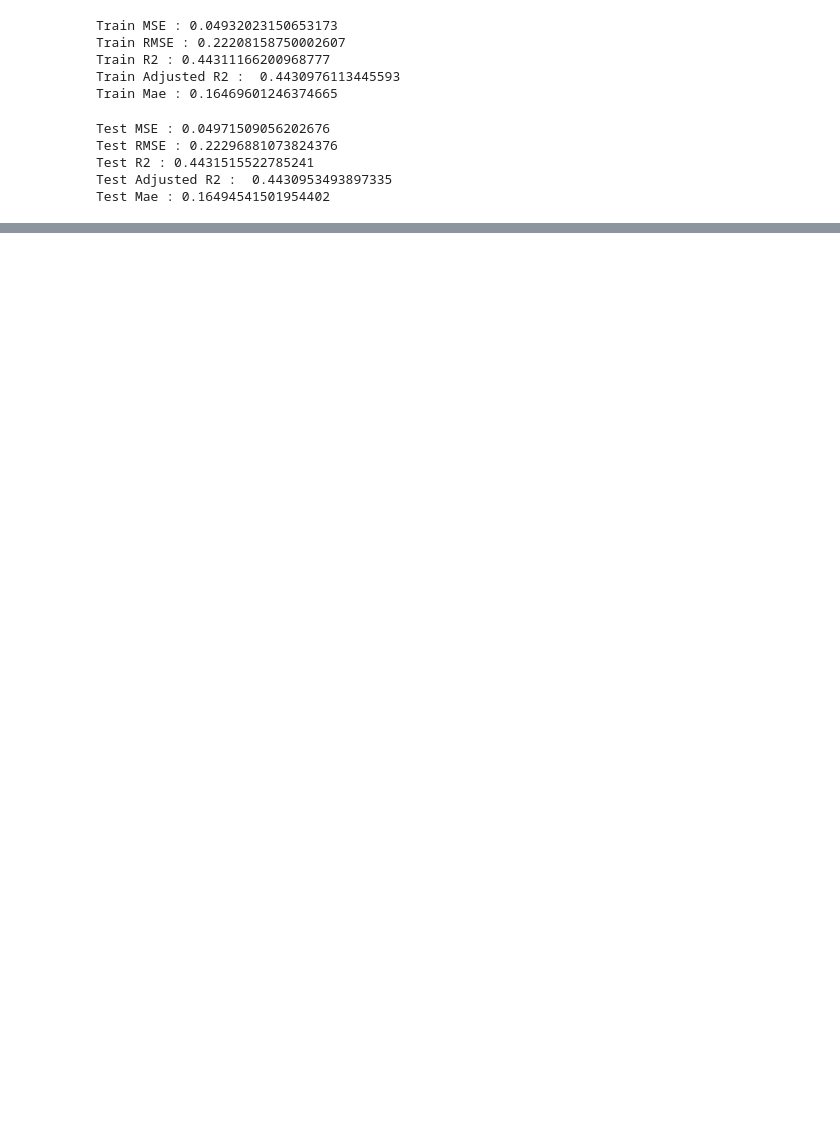
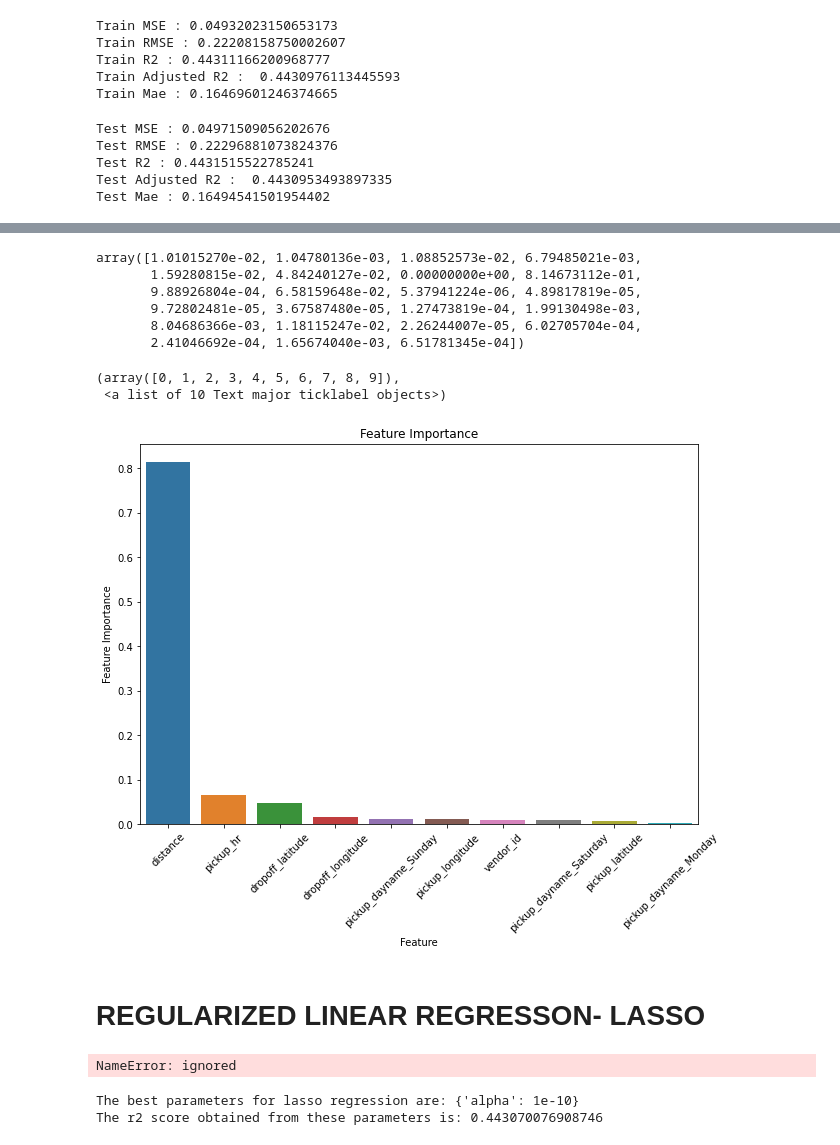
Before and after one commit to shreesha2304/NYC-Taxi-Trip-Time-Prediction, a Jupyter notebook: NYC_Taxi_Trip_Time_Prediction_Capstone_Project.ipynb, the cells around one changed output, grey strips where cells are left out. Cells and saved outputs as stored; diff of their text form; code cells hidden in the pictures; blank space fills up the shorter version.

```diff
--- a/NYC_Taxi_Trip_Time_Prediction_Capstone_Project.ipynb
+++ b/NYC_Taxi_Trip_Time_Prediction_Capstone_Project.ipynb
@@ -624,7 +604,8 @@ Index(['id', 'vendor_id', 'pickup_datetime', 'dropoff_datetime',
        'pickup_dayname_Wednesday'],
       dtype='object')
 # %%
-df.drop(['id','pickup_datetime','trip_duration','dropoff_datetime','dropoff_dayname','weekday_or_end','log_of_distance','time_period'],axis=1,inplace=True)
+#dropping those columuns we have created just for analysis and not necessary to train the model
+df.drop(['id','pickup_datetime','dropoff_datetime','trip_duration','dropoff_datetime','dropoff_dayname','weekday_or_end','log_of_distance','time_period'],axis=1,inplace=True)
 # df.drop(['time_period'],axis=1,inplace=True)
 # %%
 df.columns
@@ -859,0 +888,2 @@ dtr = DecisionTreeRegressor()
+# %%
+dt_best=dregressor.best_estimator_
@@ -859,0 +968,29 @@ dtr = DecisionTreeRegressor()
+# %%
+dt_best.feature_importances_
+# %% [output]
+array([1.01015270e-02, 1.04780136e-03, 1.08852573e-02, 6.79485021e-03,
+       1.59280815e-02, 4.84240127e-02, 0.00000000e+00, 8.14673112e-01,
+       9.88926804e-04, 6.58159648e-02, 5.37941224e-06, 4.89817819e-05,
+       9.72802481e-05, 3.67587480e-05, 1.27473819e-04, 1.99130498e-03,
+       8.04686366e-03, 1.18115247e-02, 2.26244007e-05, 6.02705704e-04,
+       2.41046692e-04, 1.65674040e-03, 6.51781345e-04])
+# %%
+importances = dt_best.feature_importances_
+
+importance_dict = {'Feature' : list(X.columns),
+                   'Feature Importance' : importances}
+
+importance_df = pd.DataFrame(importance_dict)
+# %%
+importance_df.sort_values('Feature Importance',ascending=False,inplace=True)
+# %%
+plt.figure(figsize=(10,7))
+sns.barplot(data=importance_df[:10], y='Feature Importance',x='Feature')
+plt.title('Feature Importance')
+plt.xticks(rotation=45)
+# %% [output]
+(array([0, 1, 2, 3, 4, 5, 6, 7, 8, 9]),
+ <a list of 10 Text major ticklabel objects>)
+[figure, added]
+# %% [markdown]
+# **REGULARIZED LINEAR REGRESSON- LASSO**
@@ -859,0 +1000,14 @@ dtr = DecisionTreeRegressor()
+# %%
+#performing cross validation
+lasso = Lasso()
+parameters = {'alpha': [1e-15,1e-12,1e-10,1e-8,1e-5,1e-4,1e-3,1e-2,1e-1,1,5,10,20,30,40,45,50,55,75,100]}
+lasso_regressor =HalvingGridSearchCV(lasso, parameters, scoring='r2', cv=5,n_jobs=-1)
+lasso_regressor.fit(X_train, y_train)
+# %% [output]
+NameError: ignored
+# %%
+print(f'The best parameters for lasso regression are: {lasso_regressor.best_params_}')
+print(f'The r2 score obtained from these parameters is: {lasso_regressor.best_score_}')
+# %% [output]
+The best parameters for lasso regression are: {'alpha': 1e-10}
+The r2 score obtained from these parameters is: 0.443070076908746
```
Also changed, not shown: parts of 103 cells of this notebook.
